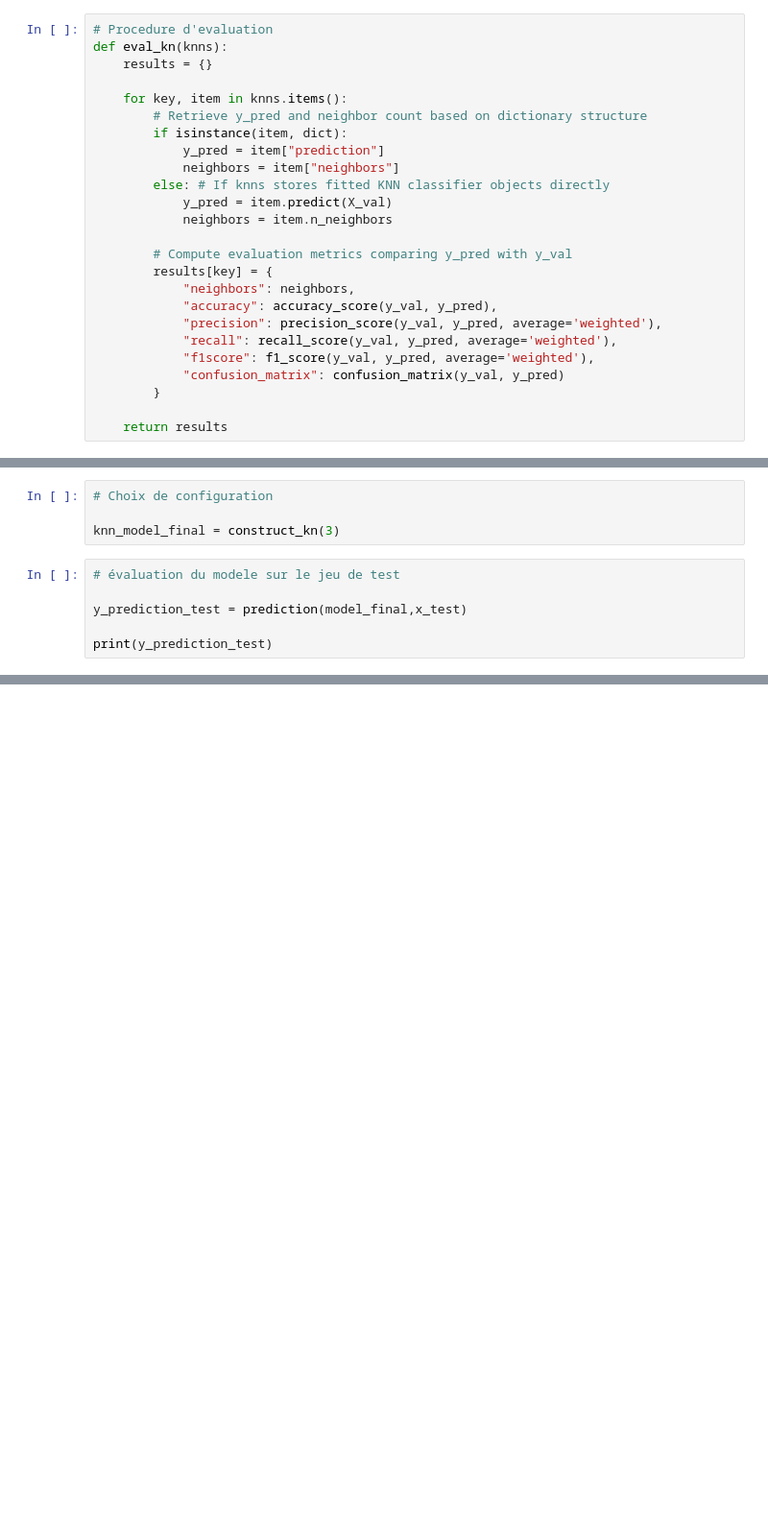
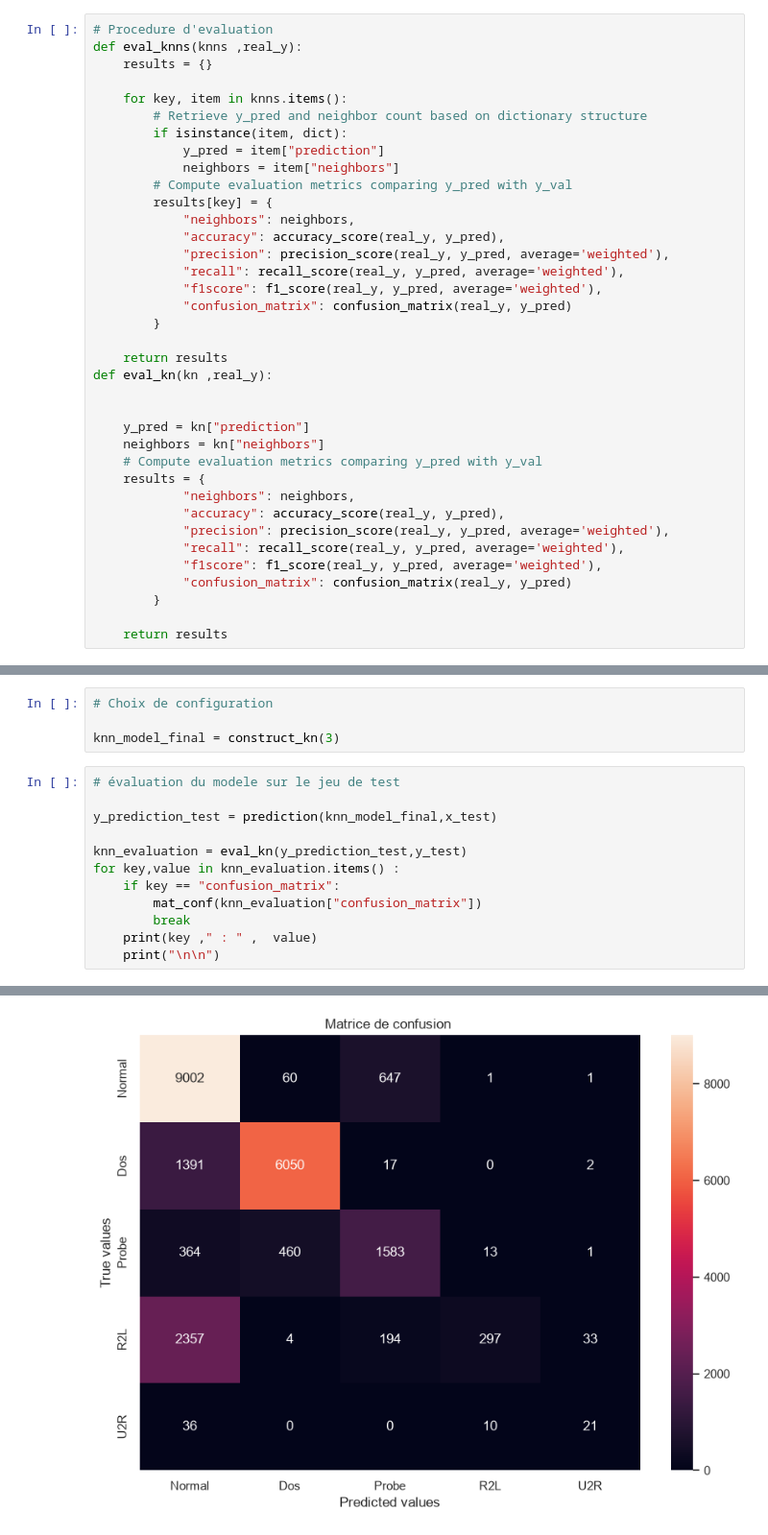
Before and after one commit to lina77b/IA_for_CyberSecurity_Project, a Jupyter notebook: tp.ipynb, the cells around one changed output, grey strips where cells are left out. Shown at 96% size. Drawn from its saved outputs; the diff is of its cells as text; blank space fills up the shorter version.

```diff
--- a/tp.ipynb
+++ b/tp.ipynb
@@ -626,7 +626,7 @@ print(knns)
 {3: {'neighbors': 3, 'prediction': array([0, 1, 1, ..., 0, 0, 1], shape=(25195,))}, 5: {'neighbors': 5, 'prediction': array([0, 1, 1, ..., 0, 0, 1], shape=(25195,))}, 7: {'neighbors': 7, 'prediction': ...
 # %%
 # Procedure d'evaluation
-def eval_kn(knns):
+def eval_knns(knns ,real_y):
     results = {}
 
     for key, item in knns.items():
@@ -634,21 +634,33 @@ def eval_kn(knns):
         if isinstance(item, dict):
             y_pred = item["prediction"]
             neighbors = item["neighbors"]
-        else: # If knns stores fitted KNN classifier objects directly
-            y_pred = item.predict(X_val)
-            neighbors = item.n_neighbors
-
         # Compute evaluation metrics comparing y_pred with y_val
         results[key] = {
             "neighbors": neighbors,
-            "accuracy": accuracy_score(y_val, y_pred),
-            "precision": precision_score(y_val, y_pred, average='weighted'),
-            "recall": recall_score(y_val, y_pred, average='weighted'),
-            "f1score": f1_score(y_val, y_pred, average='weighted'),
-            "confusion_matrix": confusion_matrix(y_val, y_pred)
+            "accuracy": accuracy_score(real_y, y_pred),
+            "precision": precision_score(real_y, y_pred, average='weighted'),
+            "recall": recall_score(real_y, y_pred, average='weighted'),
+            "f1score": f1_score(real_y, y_pred, average='weighted'),
+            "confusion_matrix": confusion_matrix(real_y, y_pred)
         }
 
     return results
+def eval_kn(kn ,real_y):
+
+
+    y_pred = kn["prediction"]
+    neighbors = kn["neighbors"]
+    # Compute evaluation metrics comparing y_pred with y_val
+    results = {
+            "neighbors": neighbors,
+            "accuracy": accuracy_score(real_y, y_pred),
+            "precision": precision_score(real_y, y_pred, average='weighted'),
+            "recall": recall_score(real_y, y_pred, average='weighted'),
+            "f1score": f1_score(real_y, y_pred, average='weighted'),
+            "confusion_matrix": confusion_matrix(real_y, y_pred)
+        }
+
+    return results
 # %%
 # Evaluation des valeurs
 
@@ -744,7 +756,13 @@ knn_model_final = construct_kn(3)
 # %%
 # évaluation du modele sur le jeu de test
 
-y_prediction_test = prediction(model_final,x_test)
+y_prediction_test = prediction(knn_model_final,x_test)
 
-print(y_prediction_test)
+knn_evaluation = eval_kn(y_prediction_test,y_test)
+for key,value in knn_evaluation.items() :
+    if key == "confusion_matrix":
+        mat_conf(knn_evaluation["confusion_matrix"])
+        break
+    print(key ," : " ,  value)
+    print("\n\n")
 # %% [output]
@@ -751,0 +786 @@ print(y_prediction_test)
+[figure, added]
```
Also changed, not shown: parts of 4 cells of this notebook, 2 other files.
